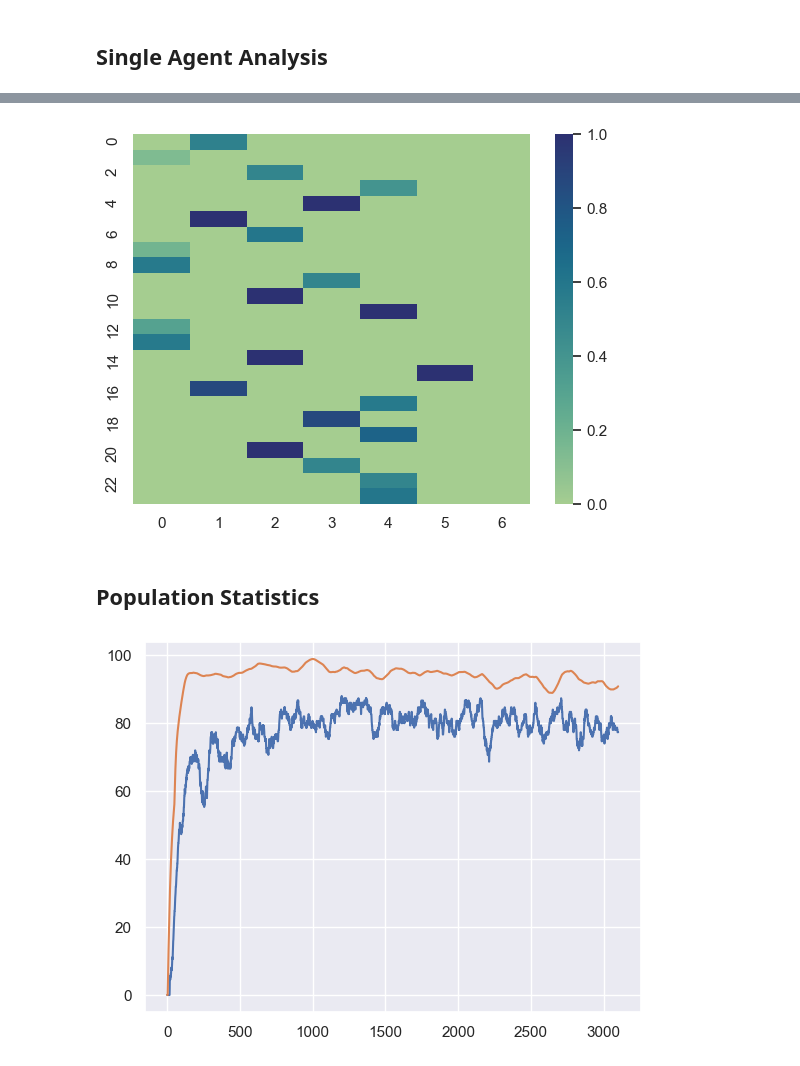
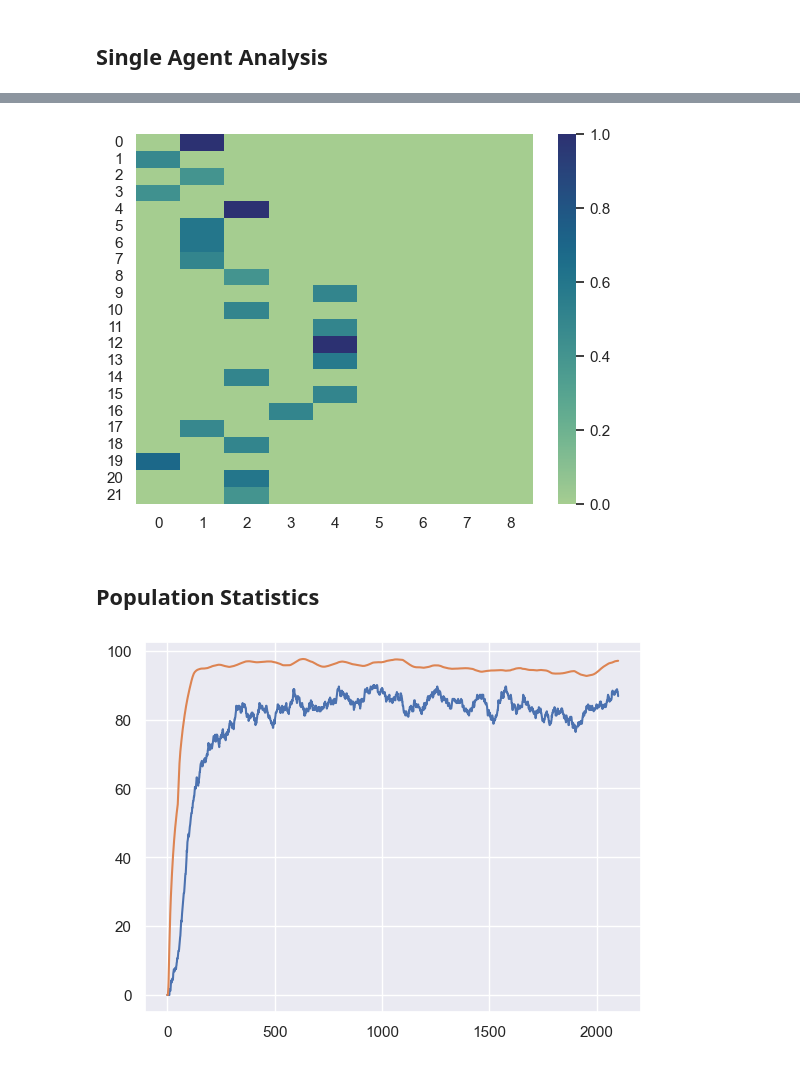
Before and after one commit to juszjusz/coordinating-quantifiers, a Jupyter notebook: v2/workbook.ipynb, the cells around one changed output, grey strips where cells are left out. Cells and saved outputs as stored; diff of their text form; code cells hidden in the pictures.

```diff
--- a/v2/workbook.ipynb
+++ b/v2/workbook.ipynb
@@ -7,5 +18,5 @@ from calculator import NumericCalculator, QuotientCalculator, Calculator
 # %%
-population_size=6
+population_size=10
 stimulus='quotient'
 max_num=100
 discriminative_threshold=0.95
@@ -16,7 +27,7 @@ delta_inh=0.2
 alpha=0.001
 super_alpha=0.01
 beta=0.2
-steps=3100
+steps=2100
 runs=1
 guessing_game_2=False
 seed=0
@@ -76,15 +114,15 @@ plot_category(originated_from, semantic_meanings, calculator)
 agent = population[0]
 recreated_agent_snapshots = NewAgent.recreate_from_history(agent_id=agent.agent_id, calculator=calculator, game_params=params, updates_history=agent.updates_history)
 # %%
-step, snapshot = recreated_agent_snapshots[30]
+step, snapshot = recreated_agent_snapshots[10]
 agent_dict = NewAgent.to_dict(snapshot)
 lxc = np.array(agent_dict['lxc'])
 
 sns.set()
 ax = sns.heatmap(lxc, vmin=0, vmax=1, cmap="crest")
 plt.show()
 # %% [output]
-[figure, old version]
+[figure, new version]
 # %% [markdown]
 ## Population Statistics
 # %%
@@ -93,6 +131,6 @@ plt.plot(range(len(averaged_windowed_discriminative_success)), averaged_windowed
 
 plt.show()
 # %% [output]
-[figure, old version]
+[figure, new version]
 # %%
 population_snapshots = [NewAgent.recreate_from_history(agent_id=a.agent_id, calculator=calculator, game_params=params, updates_history=a.updates_history)for a in population]
```
Also changed, not shown: parts of 12 cells of this notebook, 6 other files.
